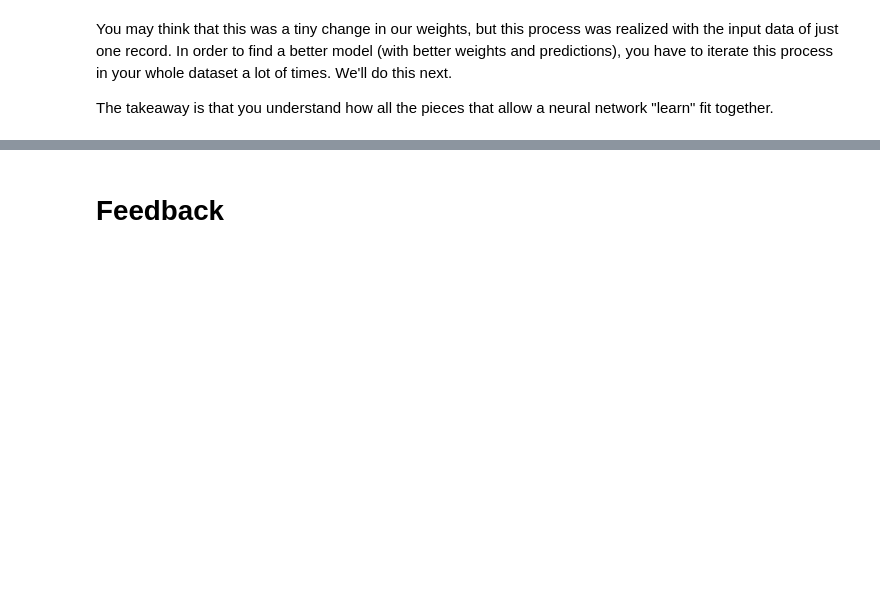
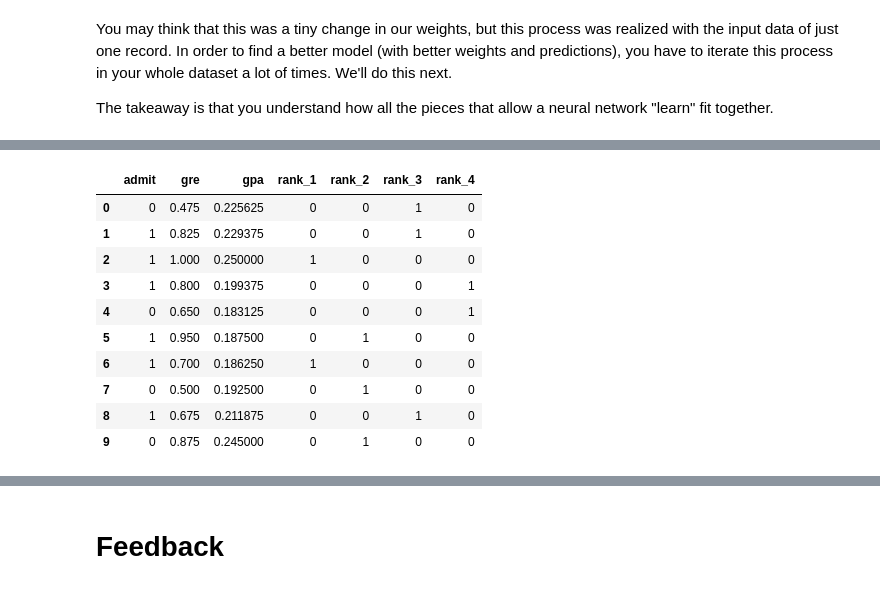
Before and after one commit to ferlopezm94/neural-networks-intro, a Jupyter notebook: Part2.ipynb, the cells around one changed output, grey strips where cells are left out. Saved outputs shown, nothing was run; the diff lists cells and outputs as text; code cells hidden in the pictures; blank space fills up the shorter version.

```diff
--- a/Part2.ipynb
+++ b/Part2.ipynb
@@ -352,0 +487,20 @@ The takeaway is that you understand how all the pieces that allow a neural netwo
+# %%
+# Copying our data
+processed_data = one_hot_data[:]
+
+# Scaling the columns
+processed_data['gre'] = processed_data['gre']/800
+processed_data['gpa'] = processed_data['gpa']/4.0
+processed_data[:10]
+# %% [output]
+|  | admit | gre | gpa | rank_1 | rank_2 | rank_3 | rank_4 |
+| 0 | 0 | 0.475 | 0.225625 | 0 | 0 | 1 | 0 |
+| 1 | 1 | 0.825 | 0.229375 | 0 | 0 | 1 | 0 |
+| 2 | 1 | 1.000 | 0.250000 | 1 | 0 | 0 | 0 |
+| 3 | 1 | 0.800 | 0.199375 | 0 | 0 | 0 | 1 |
+| 4 | 0 | 0.650 | 0.183125 | 0 | 0 | 0 | 1 |
+| 5 | 1 | 0.950 | 0.187500 | 0 | 1 | 0 | 0 |
+| 6 | 1 | 0.700 | 0.186250 | 1 | 0 | 0 | 0 |
+| 7 | 0 | 0.500 | 0.192500 | 0 | 1 | 0 | 0 |
+| 8 | 1 | 0.675 | 0.211875 | 0 | 0 | 1 | 0 |
+| 9 | 0 | 0.875 | 0.245000 | 0 | 1 | 0 | 0 |
```
Also changed, not shown: parts of 23 cells of this notebook, 1 other file.
